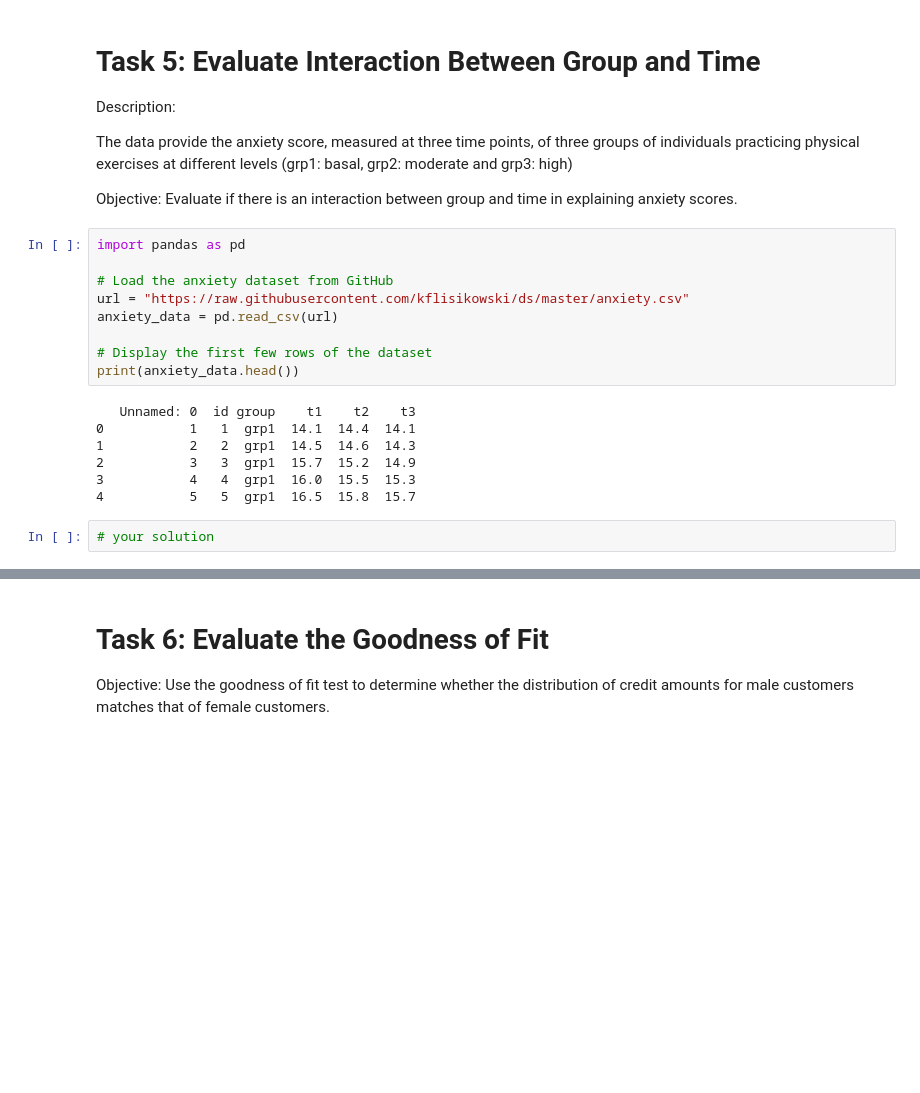
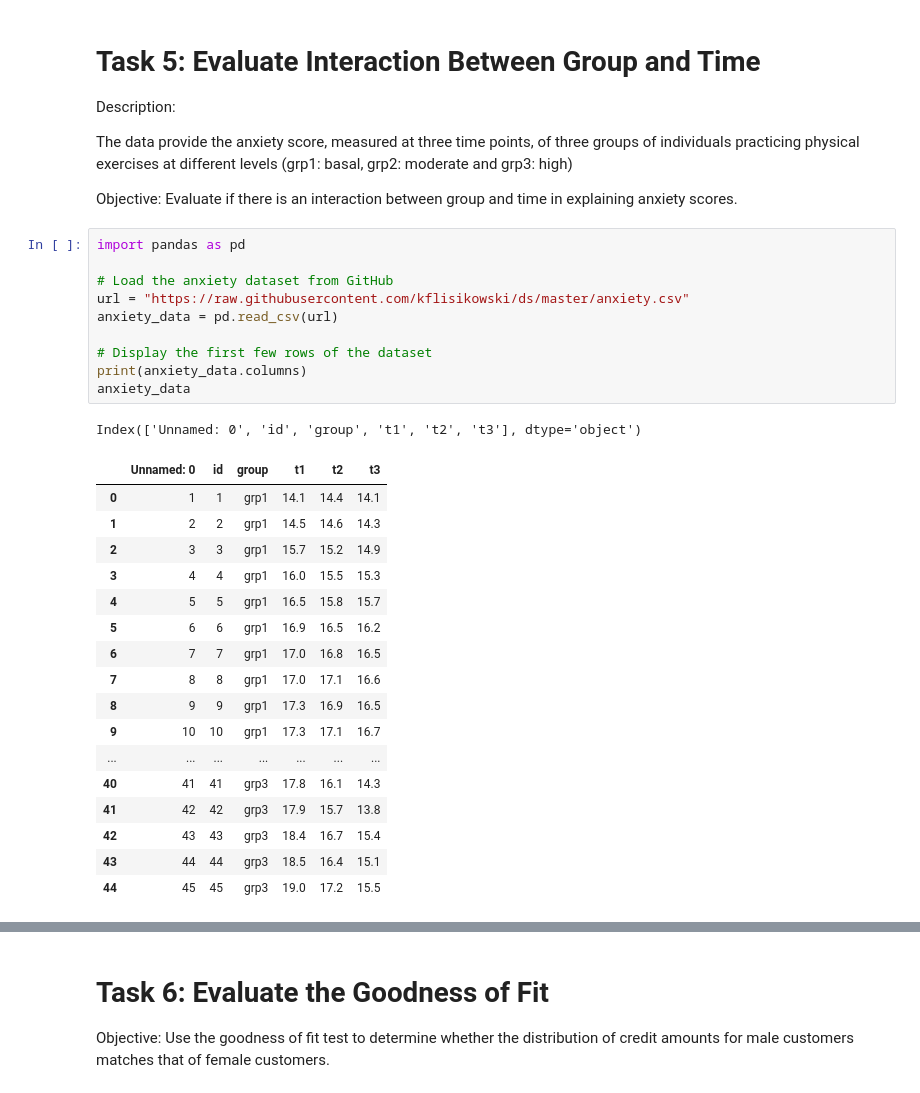
Before and after one commit to codemaster004/MathematicalSatistics, a Jupyter notebook: labs/Sample_Final_Labs.ipynb, the cells around one changed output, grey strips where cells are left out. Cells and saved outputs as stored; diff of their text form; blank space fills up the shorter version.

```diff
--- a/labs/Sample_Final_Labs.ipynb
+++ b/labs/Sample_Final_Labs.ipynb
@@ -312,18 +313,29 @@ Objective: Evaluate if there is an interaction between group and time in explain
 # %%
 import pandas as pd
 
 # Load the anxiety dataset from GitHub
 url = "https://raw.githubusercontent.com/kflisikowski/ds/master/anxiety.csv"
 anxiety_data = pd.read_csv(url)
 
 # Display the first few rows of the dataset
-print(anxiety_data.head())
+print(anxiety_data.columns)
+anxiety_data
 # %% [output]
-   Unnamed: 0  id group    t1    t2    t3
-0           1   1  grp1  14.1  14.4  14.1
-1           2   2  grp1  14.5  14.6  14.3
-2           3   3  grp1  15.7  15.2  14.9
-3           4   4  grp1  16.0  15.5  15.3
-4           5   5  grp1  16.5  15.8  15.7
+Index(['Unnamed: 0', 'id', 'group', 't1', 't2', 't3'], dtype='object')
+|  | Unnamed: 0 | id | group | t1 | t2 | t3 |
+| 0 | 1 | 1 | grp1 | 14.1 | 14.4 | 14.1 |
+| 1 | 2 | 2 | grp1 | 14.5 | 14.6 | 14.3 |
+| 2 | 3 | 3 | grp1 | 15.7 | 15.2 | 14.9 |
+| 3 | 4 | 4 | grp1 | 16.0 | 15.5 | 15.3 |
+| 4 | 5 | 5 | grp1 | 16.5 | 15.8 | 15.7 |
+| 5 | 6 | 6 | grp1 | 16.9 | 16.5 | 16.2 |
+| 6 | 7 | 7 | grp1 | 17.0 | 16.8 | 16.5 |
+| 7 | 8 | 8 | grp1 | 17.0 | 17.1 | 16.6 |
+| 8 | 9 | 9 | grp1 | 17.3 | 16.9 | 16.5 |
+| 9 | 10 | 10 | grp1 | 17.3 | 17.1 | 16.7 |
+| ... | ... | ... | ... | ... | ... | ... |
+| 40 | 41 | 41 | grp3 | 17.8 | 16.1 | 14.3 |
+| 41 | 42 | 42 | grp3 | 17.9 | 15.7 | 13.8 |
+| 42 | 43 | 43 | grp3 | 18.4 | 16.7 | 15.4 |
+| 43 | 44 | 44 | grp3 | 18.5 | 16.4 | 15.1 |
+| 44 | 45 | 45 | grp3 | 19.0 | 17.2 | 15.5 |
-# %%
-# your solution
```
Also changed, not shown: parts of 18 cells of this notebook, 1 other file.
